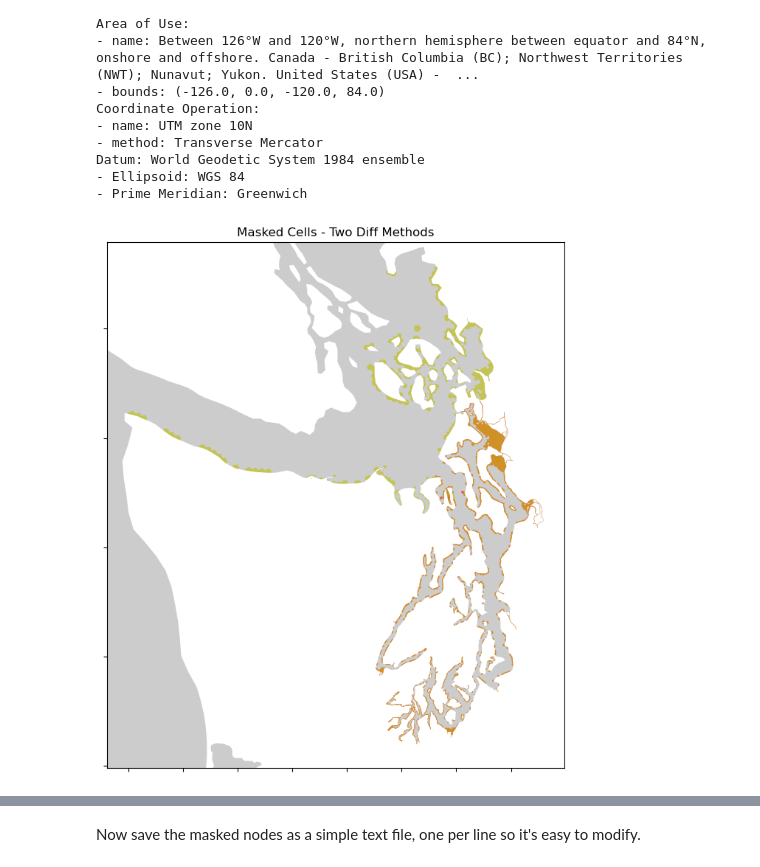
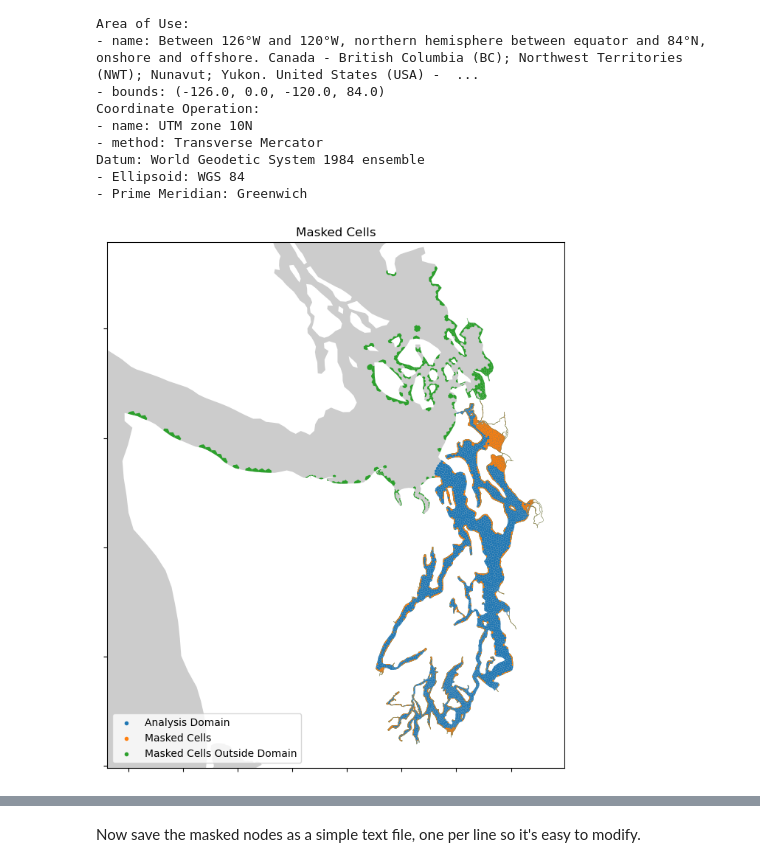
Before and after one commit to bedaro/ssm-analysis, a Jupyter notebook: ProcessGrid.ipynb, the cells around one changed output, grey strips where cells are left out. Drawn from its saved outputs; the diff is of its cells as text; code cells hidden in the pictures.

```diff
--- a/ProcessGrid.ipynb
+++ b/ProcessGrid.ipynb
@@ -24,7 +24,7 @@ Other Configuration Parameters:
  * `crs`: The Coordinate Reference System (map projection) that the 2DM model grid uses (UTM zone 10)
  * `PARALLEL`: One cell uses multithreading by default to greatly speed up processing, depending on the hardware. Comment this out or set to False to run this code single-threaded, mainly for debugging or validation.
 # %%
-ssm_full_grid_file = "SSM_Grid/Salish_Sea_Shelf_top_0.2_DZ_10_3_16.2dm"
+ssm_full_grid_file = "SSM_Grid/ssm_grid.2dm"
 
 ecology_masked_cells_shp = "gis/ecology masked cells.shp"
 ssm_domain_shapefile = "gis/ssm domain utm.shp"
@@ -225,16 +225,22 @@ Datum: World Geodetic System 1984 ensemble
 - Prime Meridian: Greenwich
 # %%
 fig, ax = plt.subplots(figsize=(8,12))
-masked.plot(facecolor='y', ax=ax, alpha=0.6, zorder=3)
+masked.plot(facecolor='tab:green', ax=ax, zorder=2)
 masked_from_nodes = filled_domain_nodes.loc[
     filled_domain_nodes.index.isin(masked.index)
 ]
-p = masked_from_nodes.plot(facecolor='r', ax=ax, alpha=0.6, zorder=2)
+p = masked_from_nodes.plot(facecolor='tab:orange', ax=ax, zorder=4)
 # Save the axes boundaries so we can restore them after plotting the full model
 # boundary
 xmin, xmax, ymin, ymax = p.axis()
+filled_domain_nodes.plot(facecolor='tab:blue', ax=ax, zorder=3)
 full_union.plot(ax=ax, zorder=1, color='#ccc')
-ax.set(title="Masked Cells - Two Diff Methods", ybound=(ymin, ymax),
-       xbound=(xmin, xmax), xticklabels=(), yticklabels=());
+# Hack to create a legend
+ax.scatter(-1, -1, marker='.', color='tab:blue', label='Analysis Domain')
+ax.scatter(-1, -1, marker='.', color='tab:orange', label='Masked Cells')
+ax.scatter(-1, -1, marker='.', color='tab:green', label='Masked Cells Outside Domain')
+ax.set(title="Masked Cells", ybound=(ymin, ymax),
+       xbound=(xmin, xmax), xticklabels=(), yticklabels=())
+ax.legend(loc='lower left');
 # %% [output]
-[figure, old version]
+[figure, new version]
```
Also changed, not shown: parts of 14 cells of this notebook, 23 other files.
